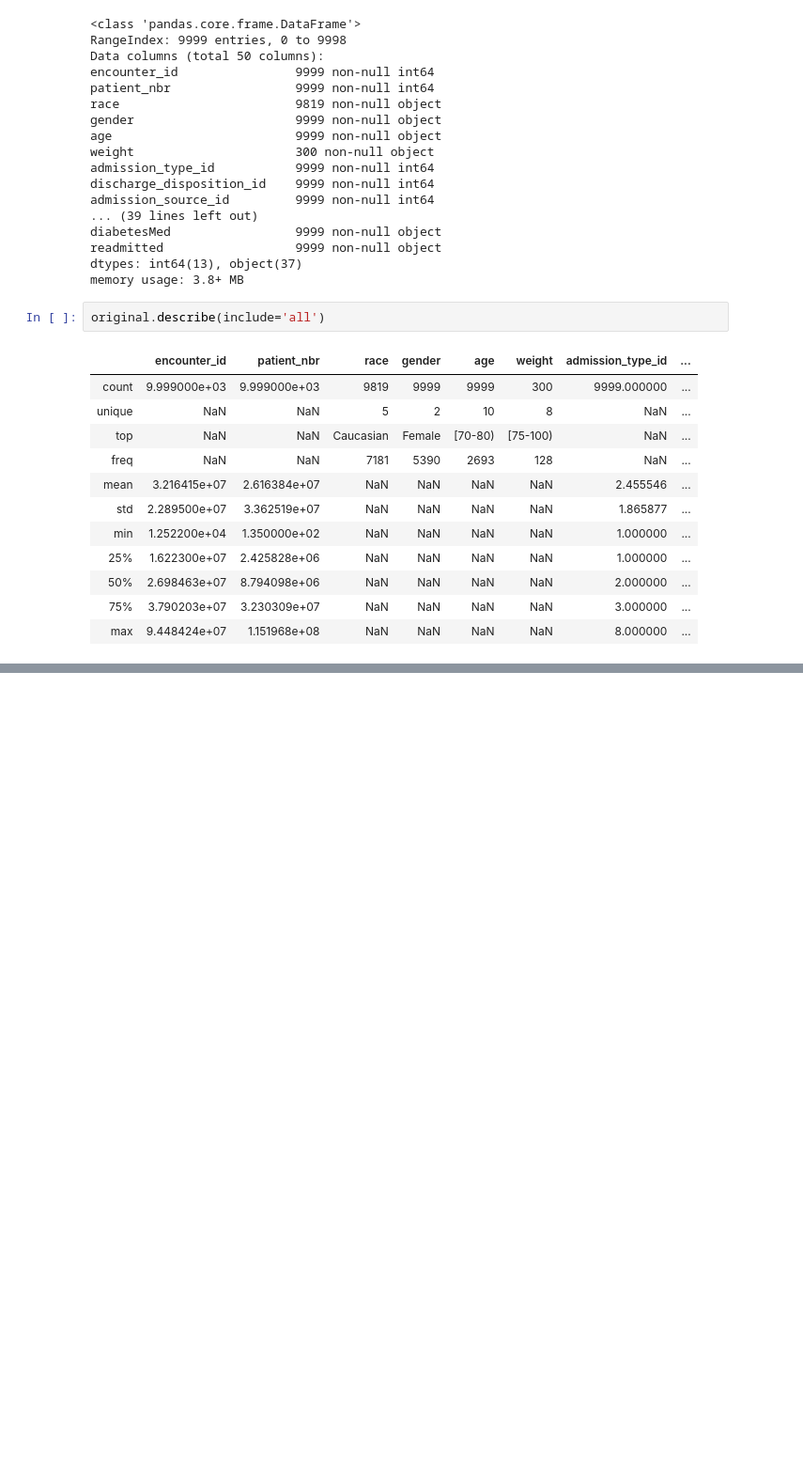
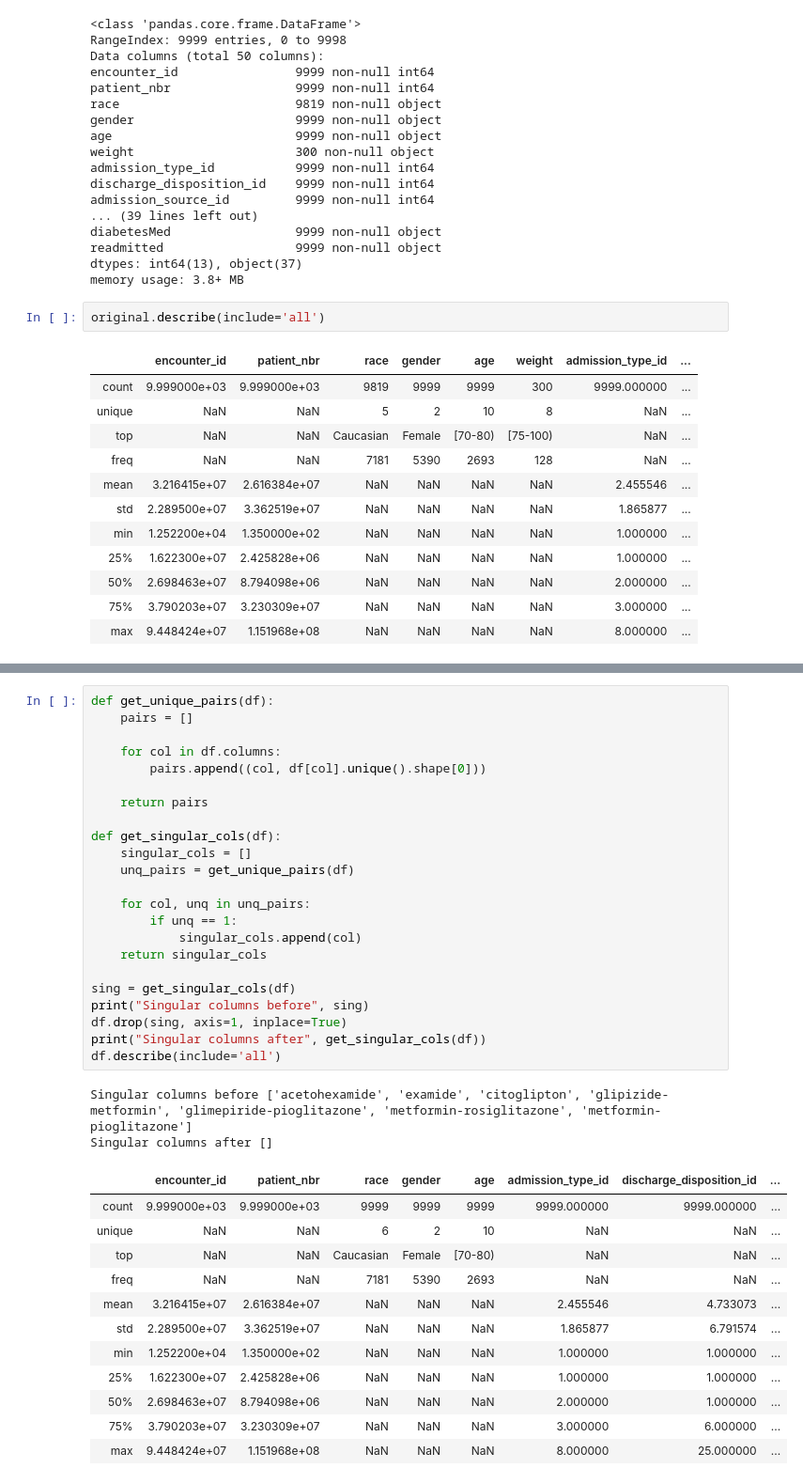
Before and after one commit to SimeonHey/diabetes-130-ds-final, a Jupyter notebook: Playin.ipynb, the cells around one changed output, grey strips where cells are left out. Shown: that part at 94% size. Cells and saved outputs as stored; diff of their text form; blank space fills up the shorter version.

```diff
--- a/Playin.ipynb
+++ b/Playin.ipynb
@@ -57,0 +118,38 @@ np.any(original['metformin-pioglitazone'] != 'No')
+# %%
+def get_unique_pairs(df):
+    pairs = []
+
+    for col in df.columns:
+        pairs.append((col, df[col].unique().shape[0]))
+
+    return pairs
+
+def get_singular_cols(df):
+    singular_cols = []
+    unq_pairs = get_unique_pairs(df)
+
+    for col, unq in unq_pairs:
+        if unq == 1:
+            singular_cols.append(col)
+    return singular_cols
+
+sing = get_singular_cols(df)
+print("Singular columns before", sing)
+df.drop(sing, axis=1, inplace=True)
+print("Singular columns after", get_singular_cols(df))
+df.describe(include='all')
+# %% [output]
+Singular columns before ['acetohexamide', 'examide', 'citoglipton', 'glipizide-metformin', 'glimepiride-pioglitazone', 'metformin-rosiglitazone', 'metformin-pioglitazone']
+Singular columns after []
+|  | encounter_id | patient_nbr | race | gender | age | admission_type_id | discharge_disposition_id | ... |
+| count | 9.999000e+03 | 9.999000e+03 | 9999 | 9999 | 9999 | 9999.000000 | 9999.000000 | ... |
+| unique | NaN | NaN | 6 | 2 | 10 | NaN | NaN | ... |
+| top | NaN | NaN | Caucasian | Female | [70-80) | NaN | NaN | ... |
+| freq | NaN | NaN | 7181 | 5390 | 2693 | NaN | NaN | ... |
+| mean | 3.216415e+07 | 2.616384e+07 | NaN | NaN | NaN | 2.455546 | 4.733073 | ... |
+| std | 2.289500e+07 | 3.362519e+07 | NaN | NaN | NaN | 1.865877 | 6.791574 | ... |
+| min | 1.252200e+04 | 1.350000e+02 | NaN | NaN | NaN | 1.000000 | 1.000000 | ... |
+| 25% | 1.622300e+07 | 2.425828e+06 | NaN | NaN | NaN | 1.000000 | 1.000000 | ... |
+| 50% | 2.698463e+07 | 8.794098e+06 | NaN | NaN | NaN | 2.000000 | 1.000000 | ... |
+| 75% | 3.790203e+07 | 3.230309e+07 | NaN | NaN | NaN | 3.000000 | 6.000000 | ... |
+| max | 9.448424e+07 | 1.151968e+08 | NaN | NaN | NaN | 8.000000 | 25.000000 | ... |
```
Also changed, not shown: parts of 21 cells of this notebook, 2 other files.
